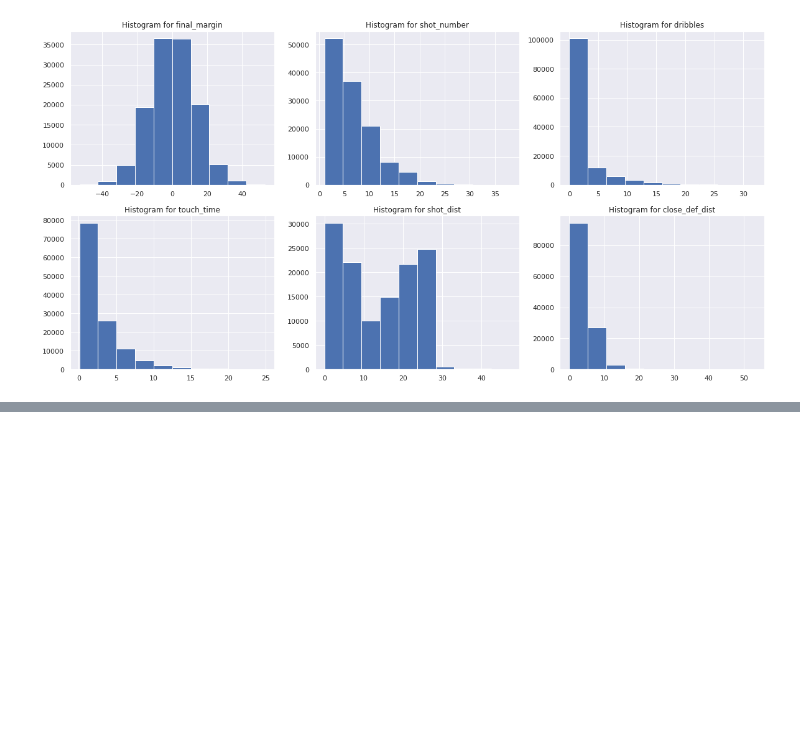
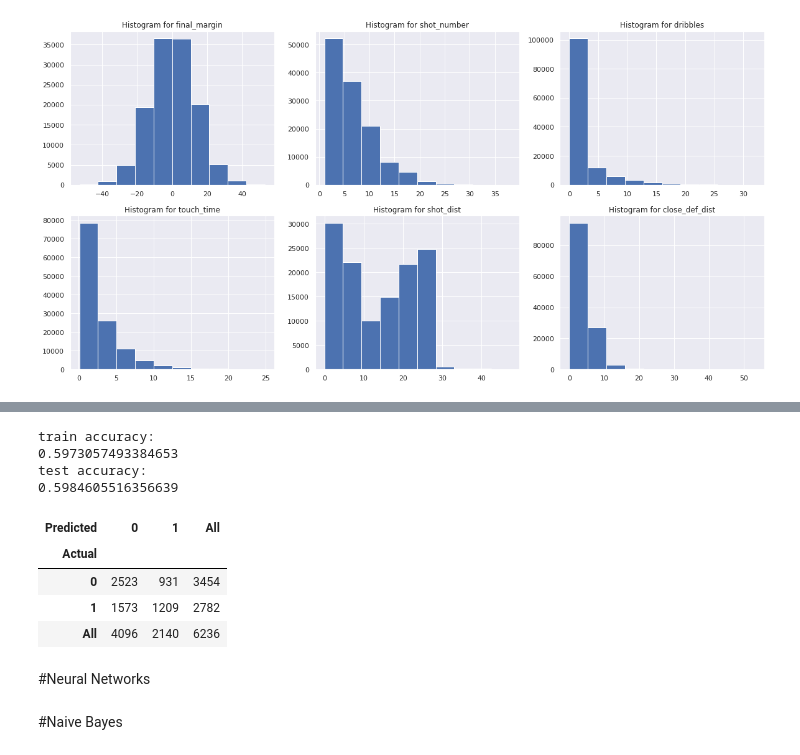
Before and after one commit to pdragojevic/Predicting-NBA-Shots, a Jupyter notebook: predicting_nba_shots.ipynb, the cells around one changed output, grey strips where cells are left out. Cells and saved outputs as stored; diff of their text form; code cells hidden in the pictures; blank space fills up the shorter version.

```diff
--- a/predicting_nba_shots.ipynb
+++ b/predicting_nba_shots.ipynb
@@ -273,0 +318,33 @@ Text(0.5, 1.0, 'Histogram for close_def_dist')
+# %%
+X  = new_df.drop('shot_result', axis=1)
+y = new_df['shot_result']
+
+X_train, X_test, y_train, y_test = train_test_split(X, y, train_size=0.1, test_size=0.05, random_state=42)
+# %%
+from sklearn import svm
+svm_model = svm.SVC()
+
+svm_model.fit(X_train, y_train)
+
+predict_results = svm_model.predict(X_test)
+
+print('train accuracy:')
+print(svm_model.score(X_train, y_train))
+print('test accuracy:')
+print(svm_model.score(X_test, y_test))
+
+pd.crosstab(y_test, predict_results, rownames = ['Actual'], colnames =['Predicted'], margins = True)
+# %% [output]
+train accuracy:
+0.5973057493384653
+test accuracy:
+0.5984605516356639
+| Predicted | 0 | 1 | All |
+| Actual |  |  |  |
+| 0 | 2523 | 931 | 3454 |
+| 1 | 1573 | 1209 | 2782 |
+| All | 4096 | 2140 | 6236 |
+# %% [markdown]
+#Neural Networks
+# %% [markdown]
+#Naive Bayes
```
Also changed, not shown: parts of 16 cells of this notebook.
